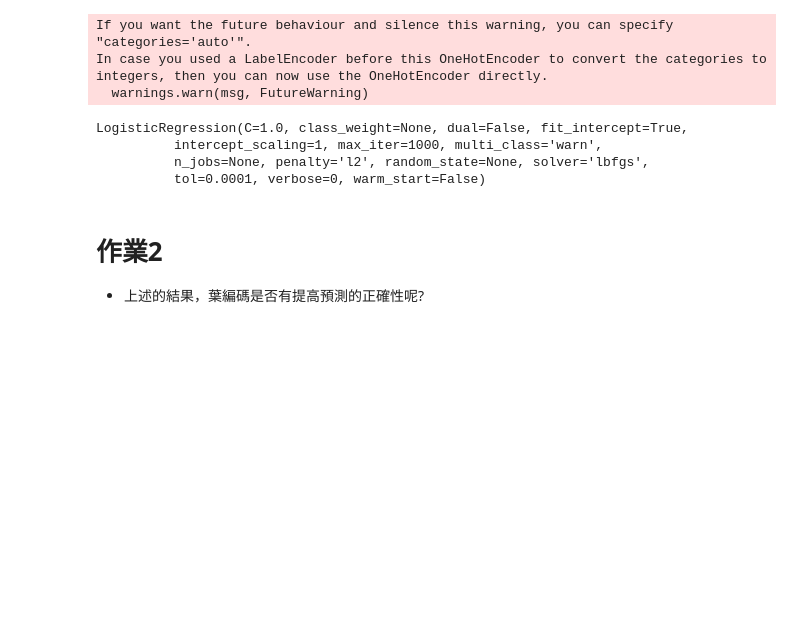
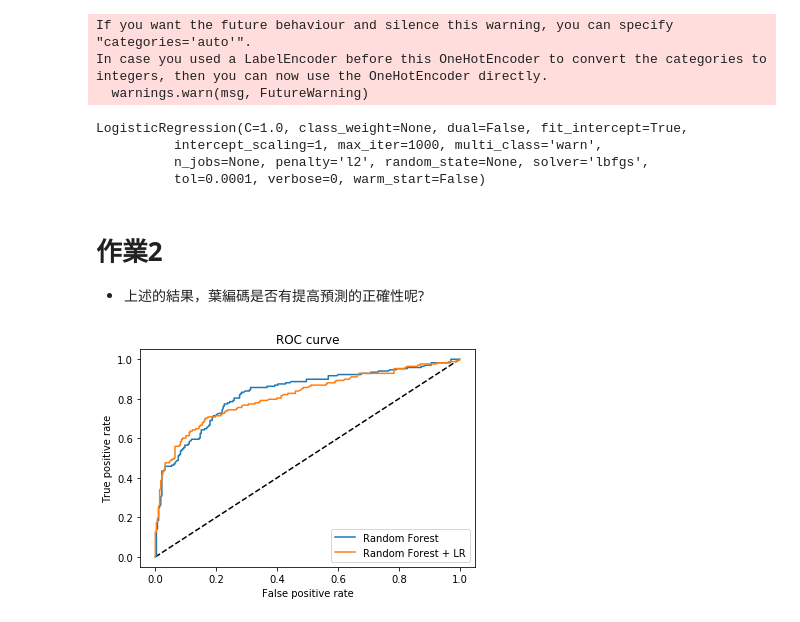
Before and after one commit to acute0203/100Day-ML-Marathon, a Jupyter notebook: Homework/Day_030_HW.ipynb, the cells around one changed output. Cells and saved outputs as stored; diff of their text form; code cells hidden in the pictures; blank space fills up the shorter version.

```diff
--- a/Homework/Day_030_HW.ipynb
+++ b/Homework/Day_030_HW.ipynb
@@ -86,25 +86,15 @@ fpr_rf, tpr_rf, _ = roc_curve(test_Y, pred_rf)
 # 作業2
 * 上述的結果，葉編碼是否有提高預測的正確性呢?
 # %%
-import matplotlib.pyplot as plt
-# 將結果繪圖
-"""
-Your Code Here
-"""
-
 import matplotlib.pyplot as plt
 # 將結果繪圖
 plt.plot([0, 1], [0, 1], 'k--')
 plt.plot(fpr_rf, tpr_rf, label='Random Forest')
-plt.plot(fpr_gdbt_lr, tpr_gdbt_lr, label='Random Forest + LR')
+plt.plot(fpr_rf_lr, tpr_rf_lr, label='Random Forest + LR')
 plt.xlabel('False positive rate')
 plt.ylabel('True positive rate')
 plt.title('ROC curve')
 plt.legend(loc='best')
 plt.show()
-
-plt.xlabel('False positive rate')
-plt.ylabel('True positive rate')
-plt.title('ROC curve')
-plt.legend(loc='best')
-plt.show()
+# %% [output]
+[figure, added]
```
Also changed, not shown: 5 other files.
